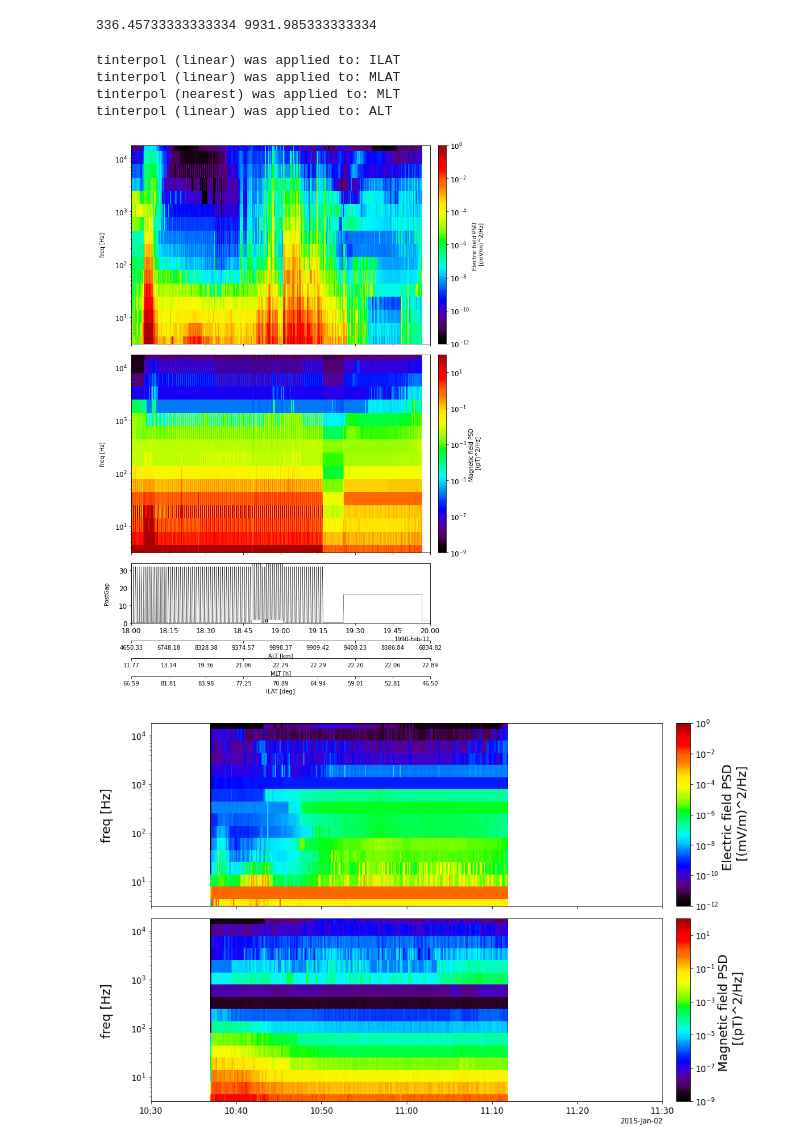
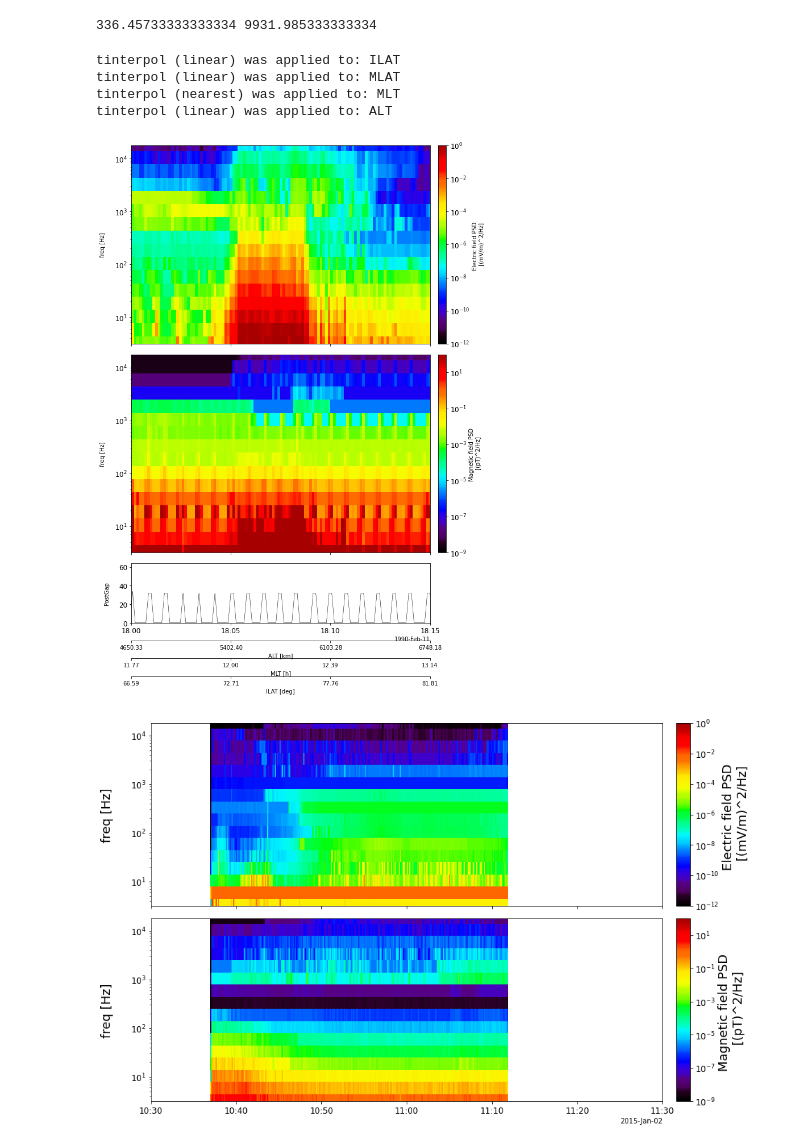
Before and after one commit to shuji-onosawa/Akebono_analysis_old, a Jupyter notebook: VLF_mca/memo.ipynb, the cells around one changed output. Drawn from its saved outputs; the diff is of its cells as text; code cells hidden in the pictures.

```diff
--- a/VLF_mca/memo.ipynb
+++ b/VLF_mca/memo.ipynb
@@ -465,36 +465,36 @@ for i in range(4):
     pytplot.store_data(tplot_names[i] +'_pwr', data={'x': tplot_variable.times, 'y': tplot_variable_power, 'v': tplot_variable.v})
 
 try:
     pyspedas.tinterpol('akb_ILAT', interp_to='Emax_pwr', newname = 'ILAT')
 except:
     print('orbit file is not perfect')
 pyspedas.tinterpol('akb_MLAT', interp_to = 'Emax', newname = 'MLAT')
 pyspedas.tinterpol('akb_MLT', interp_to = 'Emax', newname = 'MLT', method = 'nearest')
 pyspedas.tinterpol('akb_ALT', interp_to = 'Emax', newname = 'ALT')
 
 pytplot.options(['Emax_pwr', 'Bmax_pwr'], 'spec', 1)
 pytplot.options(['Emax_pwr', 'Bmax_pwr'], 'ylog', 1)
 pytplot.options(['Emax_pwr', 'Bmax_pwr'], 'zlog', 1)
 pytplot.options('Emax_pwr', 'ztitle', 'Electric field PSD \n [(mV/m)^2/Hz]')
 pytplot.options('Emax_pwr', 'zrange', [1e-12, 1])
 pytplot.options('Bmax_pwr', 'ztitle', 'Magnetic field PSD \n [(pT)^2/Hz]')
 pytplot.options('Bmax_pwr', 'zrange', [1e-9, 100])
 pytplot.options(['Emax_pwr', 'Bmax_pwr'], 'ytitle', 'freq [Hz]')
-pytplot.tlimit([trange[0]+' 18:00:00', trange[0]+' 20:00:00'])
+pytplot.tlimit([trange[0]+' 18:00:00', trange[0]+' 18:15:00'])
 
 pytplot.options('PostGap', 'panel_size', 0.3)
-pytplot.options('PostGap', 'yrange', [0, 34])
+pytplot.options('PostGap', 'yrange', [0, 64])
 pytplot.options('ALT', 'ytitle', 'ALT [km]')
 pytplot.options('MLT', 'ytitle', 'MLT [h]')
 pytplot.options('ILAT', 'ytitle', 'ILAT [deg]')
 
 pytplot.tplot(['Emax_pwr', 'Bmax_pwr', 'PostGap'], var_label= ['ALT', 'MLT', 'ILAT'], xsize = 10, ysize=22)
 # %% [output]
 tinterpol (linear) was applied to: ILAT
 tinterpol (linear) was applied to: MLAT
 tinterpol (nearest) was applied to: MLT
 tinterpol (linear) was applied to: ALT
-[figure, old version]
+[figure, new version]
 # %%
 pytplot.tlimit(['2015-01-02 10:30:00', '2015-01-02 11:30:00'])
 pytplot.options(['Emax_pwr', 'Bmax_pwr'], 'char_size', 18)
```
Also changed, not shown: parts of 2 cells of this notebook, 12 other files.
